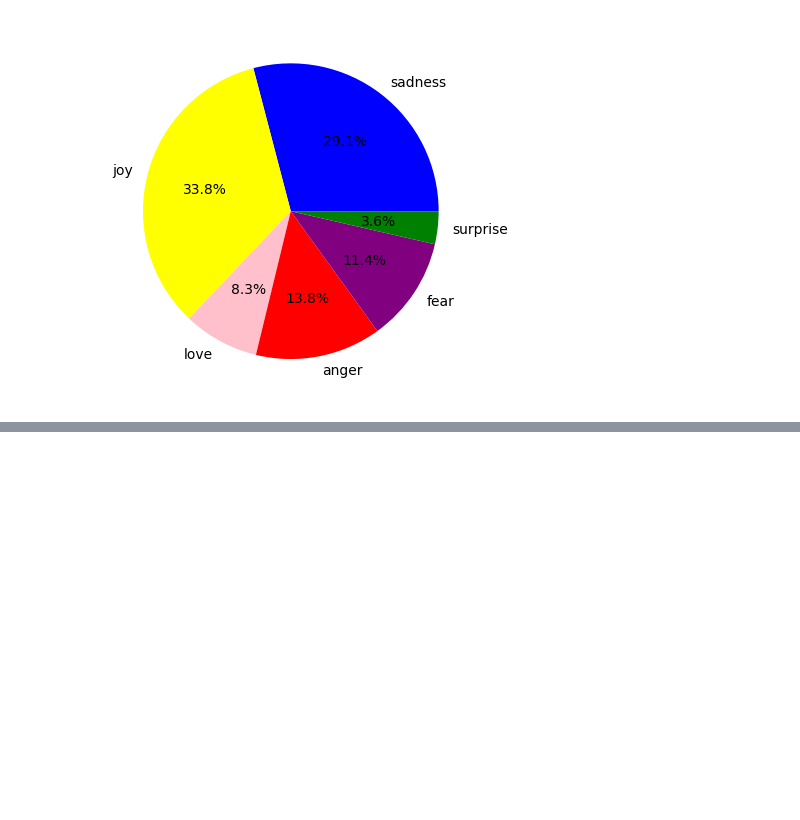
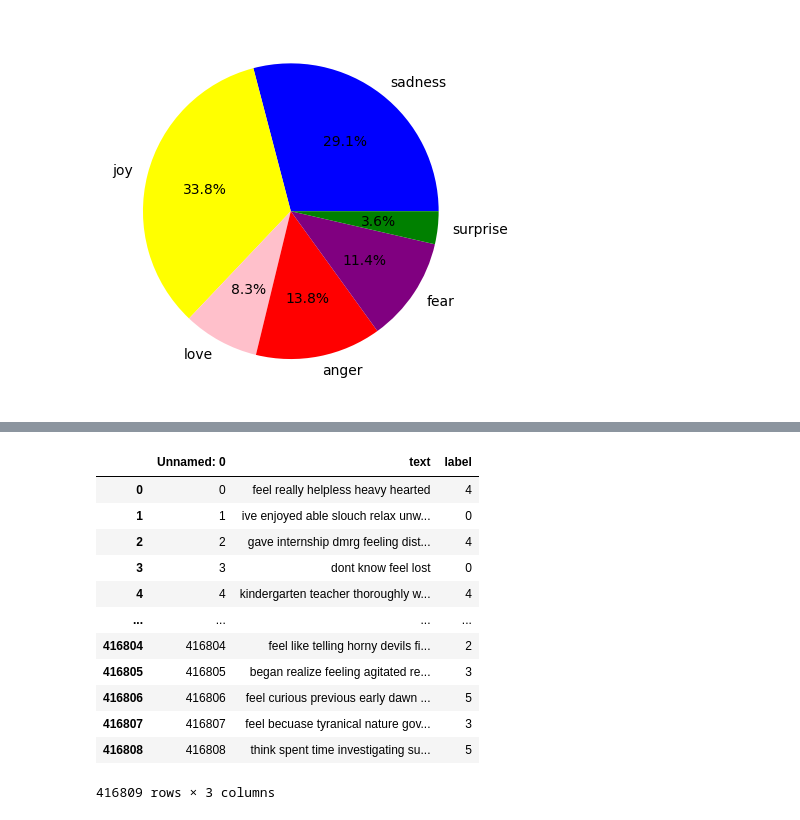
Before and after one commit to Maxyee/DS-ML-Kaggle-Solution, a Jupyter notebook: Emotions/emotions_Random_Forest.ipynb, the cells around one changed output, grey strips where cells are left out. Cells and saved outputs as stored; diff of their text form; code cells hidden in the pictures; blank space fills up the shorter version.

```diff
--- a/Emotions/emotions_Random_Forest.ipynb
+++ b/Emotions/emotions_Random_Forest.ipynb
@@ -69,0 +79,7 @@ plt.show()
+# %%
+stop_words = set(stopwords.words('english'))
+# %%
+def remove_stopwords(text):
+    words = word_tokenize(text)
+    filtered_words = [word for word in words if word.lower() not in stop_words]
+    return ' '.join(filtered_words)
@@ -69,0 +88,2 @@ plt.show()
+# %%
+df["text"] = df["text"].apply(remove_stopwords)
@@ -69,0 +99,16 @@ plt.show()
+# %%
+df
+# %% [output]
+|  | Unnamed: 0 | text | label |
+| 0 | 0 | feel really helpless heavy hearted | 4 |
+| 1 | 1 | ive enjoyed able slouch relax unw... | 0 |
+| 2 | 2 | gave internship dmrg feeling dist... | 4 |
+| 3 | 3 | dont know feel lost | 0 |
+| 4 | 4 | kindergarten teacher thoroughly w... | 4 |
+| ... | ... | ... | ... |
+| 416804 | 416804 | feel like telling horny devils fi... | 2 |
+| 416805 | 416805 | began realize feeling agitated re... | 3 |
+| 416806 | 416806 | feel curious previous early dawn ... | 5 |
+| 416807 | 416807 | feel becuase tyranical nature gov... | 3 |
+| 416808 | 416808 | think spent time investigating su... | 5 |
+416809 rows × 3 columns
```
Also changed, not shown: parts of 6 cells of this notebook.
